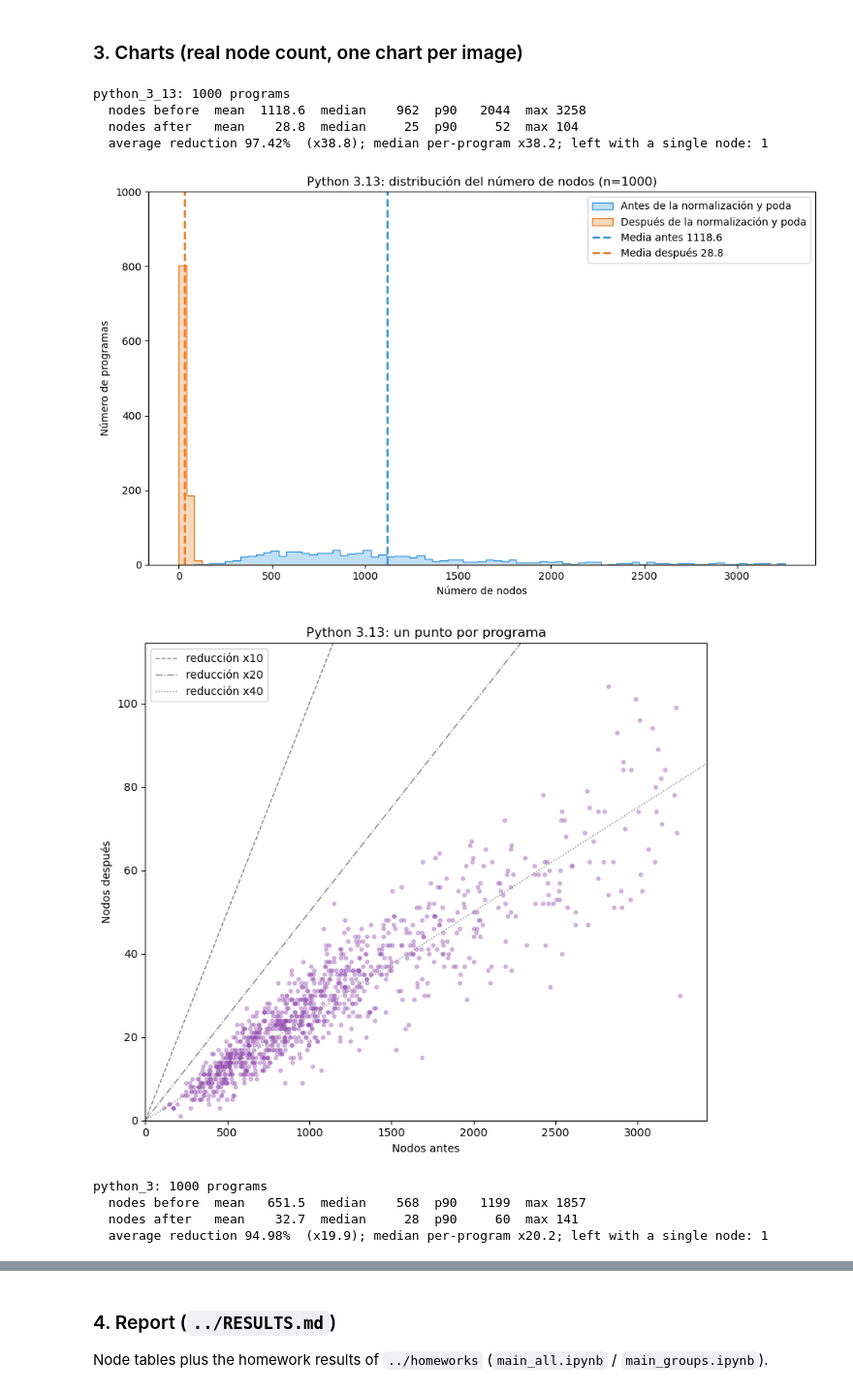
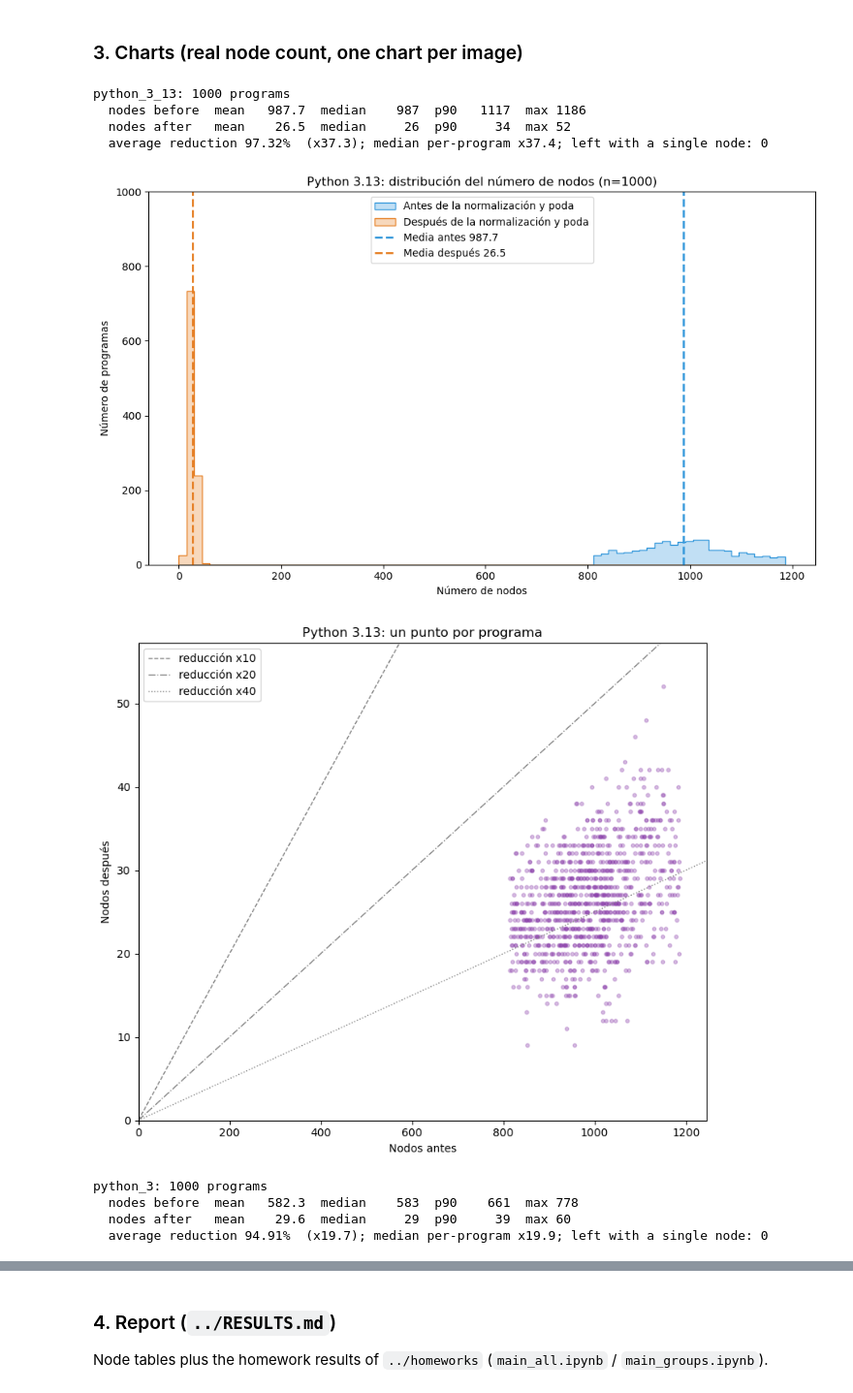
Before and after one commit to edsoneddy/csim, a Jupyter notebook: notebooks/nodes_reduction/nodes_reduction.ipynb, the cells around one changed output, grey strips where cells are left out. Shown at 97% size. Saved outputs shown, nothing was run; the diff lists cells and outputs as text; code cells hidden in the pictures.

Commit message:
chore(notebooks): select programs closest to a target size for a compact node distribution

```diff
--- a/notebooks/nodes_reduction/nodes_reduction.ipynb
+++ b/notebooks/nodes_reduction/nodes_reduction.ipynb
@@ -36,6 +38,8 @@ from csim.utils import get_similarity_coefficient, group_by_exhaustive_search, p
 # ---- configuration -------------------------------------------------------------------------
 GRAMMARS = ("python_3_13", "python_3")   # both are analysed; the first is the primary one in the report
 TARGET = 1000            # number of programs to analyse (a round number)
+TARGET_NODES = 1000      # programs closest to this many raw nodes (primary grammar) are the ones analysed
+MAX_PER_PROBLEM = 15     # cap of programs per problem (raised only if TARGET cannot be reached)
 MIN_NODES = 40           # drop trivial programs (raw nodes, in every grammar)
 FENCE = 3.0              # drop size outliers above Q3 + FENCE * IQR (computed per grammar)
 MAX_LITERAL = 20         # drop programs with a list/tuple/set/dict literal of at least this many elements
@@ -251,40 +242,40 @@ def hist_plot(g, title):
     ax.set_xlabel("Número de nodos")
     ax.set_ylabel("Número de programas")
     ax.set_ylim(0, len(before))    # the y axis spans all n programs, not just the tallest bin
     ax.set_title(f"{title}: distribución del número de nodos (n={len(before)})")
-    ax.legend()
+    ax.legend(loc="upper center")
     _save(fig, f"nodes_hist_real_{g}.png")
 
 
 def scatter_plot(g, title):
     before, after = arrays(g)
     fig, ax = plt.subplots(figsize=(8, 7))
     ax.scatter(before, after, s=10, alpha=0.35, color="#8e44ad")
     top = before.max() * 1.05
     for ratio, style in ((10, "--"), (20, "-."), (40, ":")):
         ax.plot([0, top], [0, top / ratio], style, color="gray", linewidth=1, label=f"reducción x{ratio}")
     ax.set_xlim(0, top)
     ax.set_ylim(0, after.max() * 1.1)
     ax.set_xlabel("Nodos antes")
     ax.set_ylabel("Nodos después")
     ax.set_title(f"{title}: un punto por programa")
     ax.legend()
     _save(fig, f"nodes_scatter_{g}.png")
 
 
 TITLES = {"python_3_13": "Python 3.13", "python_3": "Python 3"}
 for g in GRAMMARS:
     summary(g)
     hist_plot(g, TITLES[g])
     scatter_plot(g, TITLES[g])
 # %% [output]
 python_3_13: 1000 programs
-  nodes before  mean  1118.6  median    962  p90   2044  max 3258
-  nodes after   mean    28.8  median     25  p90     52  max 104
-  average reduction 97.42%  (x38.8); median per-program x38.2; left with a single node: 1
+  nodes before  mean   987.7  median    987  p90   1117  max 1186
+  nodes after   mean    26.5  median     26  p90     34  max 52
+  average reduction 97.32%  (x37.3); median per-program x37.4; left with a single node: 0
-[figure, old version]
+[figure, new version]
-[figure, old version]
+[figure, new version]
 python_3: 1000 programs
-  nodes before  mean   651.5  median    568  p90   1199  max 1857
-  nodes after   mean    32.7  median     28  p90     60  max 141
-  average reduction 94.98%  (x19.9); median per-program x20.2; left with a single node: 1
+  nodes before  mean   582.3  median    583  p90    661  max 778
+  nodes after   mean    29.6  median     29  p90     39  max 60
+  average reduction 94.91%  (x19.7); median per-program x19.9; left with a single node: 0
```
Also changed, not shown: parts of 6 cells of this notebook, 9 other files.
